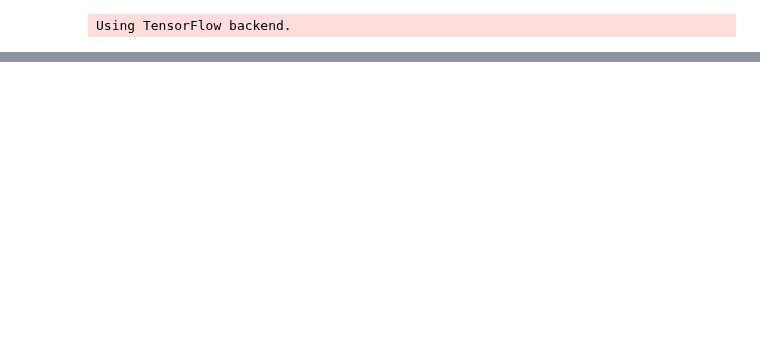
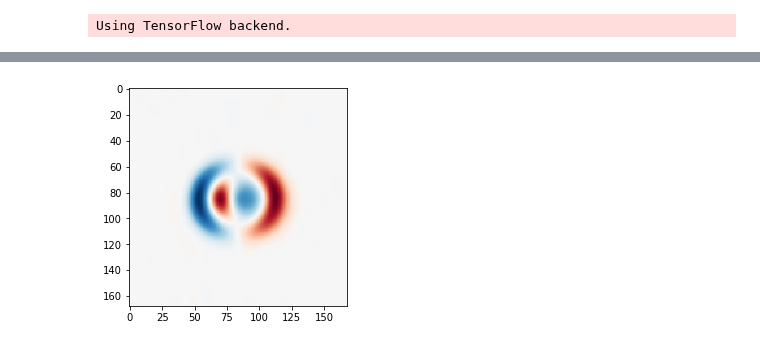
Before and after one commit to Niloo1371/Finding_droplets, a Jupyter notebook: Preprocessing/Focus_metric.ipynb, the cells around one changed output, grey strips where cells are left out. Cells and saved outputs as stored; diff of their text form; code cells hidden in the pictures; blank space fills up the shorter version.

Commit message:
Added focus metric code

```diff
--- a/Preprocessing/Focus_metric.ipynb
+++ b/Preprocessing/Focus_metric.ipynb
@@ -98,0 +135,93 @@ plt.plot(kernel,c='black')
+# %%
+test_kernels = True
+if test_kernels:
+    PATH = os.path.join(os.getcwd(), 'Results_200311/Scans')
+    file_name = 'minus_3_04-03112020115915-0.png_2_x460_y930_r28_cut2.png'
+
+    path_to_image = os.path.join(PATH, file_name)
+    print(path_to_image)
+
+    image = cv2.imread(path_to_image)
+    src = cv2.cvtColor(image, cv2.COLOR_BGR2GRAY)
+
+    plt.figure()
+    plt.imshow(src, cmap='gray')
+    plt.title('original')
+
+    plt.figure()
+
+    kernel_2d, sigma, cutoff = kernel_from_d(d_um=2.2)
+
+    g_gradient_x = np.gradient(kernel_2d, axis=1)
+
+    # ,ddepth=cv2.CV_32S)
+    filtered = cv2.filter2D(src, cv2.CV_16S, g_gradient_x)
+    plt.imshow(filtered, cmap='RdBu', norm=DivergingNorm(0))
+
+    plt.figure()
+
+    kernel_2d, sigma, cutoff = kernel_from_d(d_um=2.2)
+
+    g_gradient_y = np.gradient(kernel_2d, axis=0)
+
+    # ,ddepth=cv2.CV_32S)
+    filtered = cv2.filter2D(src, cv2.CV_16S, g_gradient_y)
+    plt.imshow(filtered, cmap='RdBu', norm=DivergingNorm(0))
+
+test_real_image = True
+if test_real_image:
+    figsize = [10, 10]
+
+    PATH = '/Users/olofjonsson/Projects/Ice/Droplet_codes/Preprocessing/Test_Images/Illuminations/'
+    file_name = 'Diffusor/255kHz_48ulpermin-06012020110251-0.png'
+    # file_name='Diffusor/255kHz_48ulpermin-06012020112137-58.png'
+    # file_name='Medium_hole/255kHz_48ulpermin-06012020122747-5.png'
+    # file_name='Medium_hole/255kHz_48ulpermin-06012020122750-15.png'
+
+    path_to_image = os.path.join(PATH, file_name)
+    print(path_to_image)
+
+    image = cv2.imread(path_to_image)
+    src = cv2.cvtColor(image, cv2.COLOR_BGR2GRAY)
+
+    plt.figure(figsize=figsize)
+    plt.imshow(src, cmap='gray')
+    plt.title('original')
+
+    plt.figure(figsize=figsize)
+
+    kernel_2d, sigma, cutoff = kernel_from_d(d_um=2.2)
+
+    g_gradient_x = np.gradient(kernel_2d, axis=1)
+
+    # ,ddepth=cv2.CV_32S)
+    filtered_x = cv2.filter2D(src, cv2.CV_32S, g_gradient_x)
+    plt.imshow(filtered_x, cmap='RdBu', norm=DivergingNorm(0))
+    plt.colorbar()
+    plt.figure(figsize=figsize)
+
+    kernel_2d, sigma, cutoff = kernel_from_d(d_um=2.2)
+
+    g_gradient_y = np.gradient(kernel_2d, axis=0)
+
+    # ,ddepth=cv2.CV_32S)
+    filtered_y = cv2.filter2D(src, cv2.CV_32S, g_gradient_y)
+    plt.imshow(filtered_y, cmap='RdBu', norm=DivergingNorm(0))
+    plt.colorbar()
+
+    plt.figure(figsize=figsize)
+    plt.imshow(filtered_x+filtered_y, cmap='RdBu', norm=DivergingNorm(0))
+
+    plt.figure(figsize=figsize)
+    plt.imshow(np.abs(filtered_x)+np.abs(filtered_y),
+               cmap='RdBu', norm=DivergingNorm(0))
+    plt.colorbar()
+
+metric = np.divide(
+    np.sum(np.add(np.square(filtered_x), np.square(filtered_y))), src.size)
+print('metric is ' + str(metric))
+
+filtered = np.add(np.square(filtered_x), np.square(filtered_y))
+metric = np.divide(np.sum(filtered), src.size)
+print('metric is ' + str(metric))
+# %% [output]
@@ -98,0 +233 @@ plt.plot(kernel,c='black')
+[figure, added]
```
Also changed, not shown: parts of 19 cells of this notebook, 11 other files.
